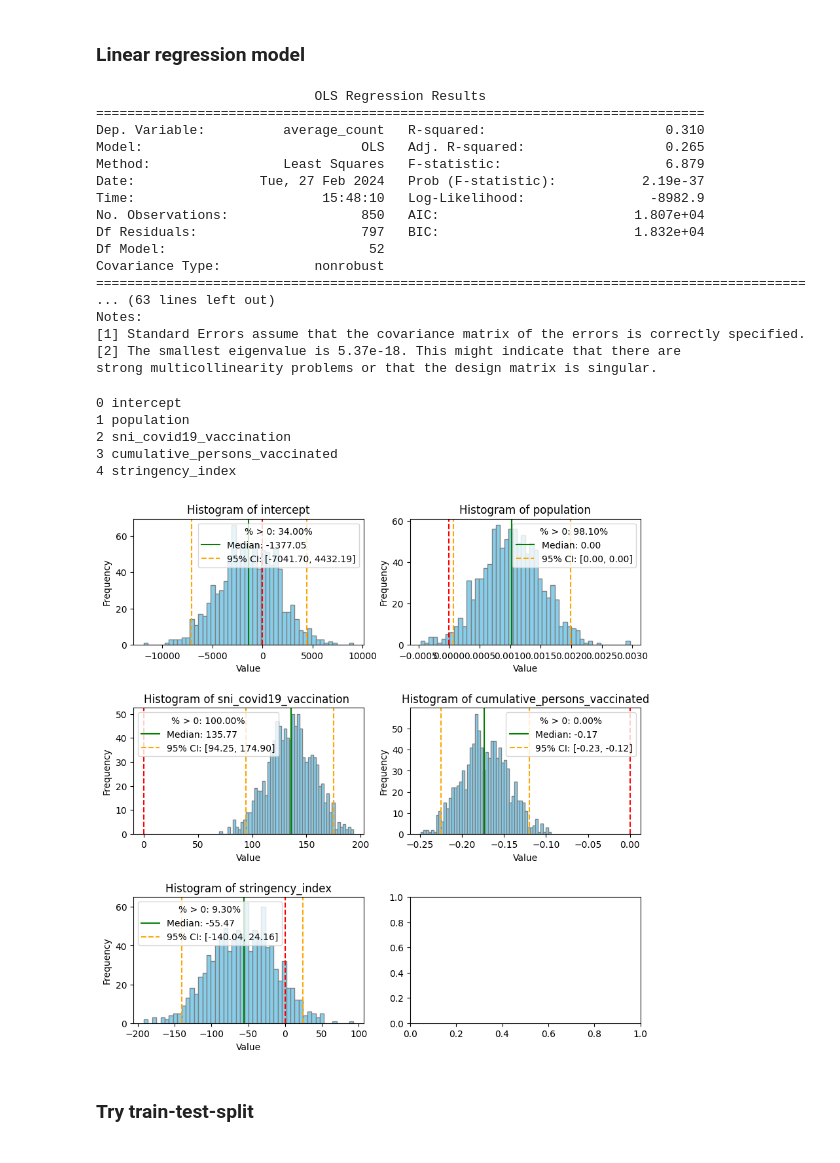
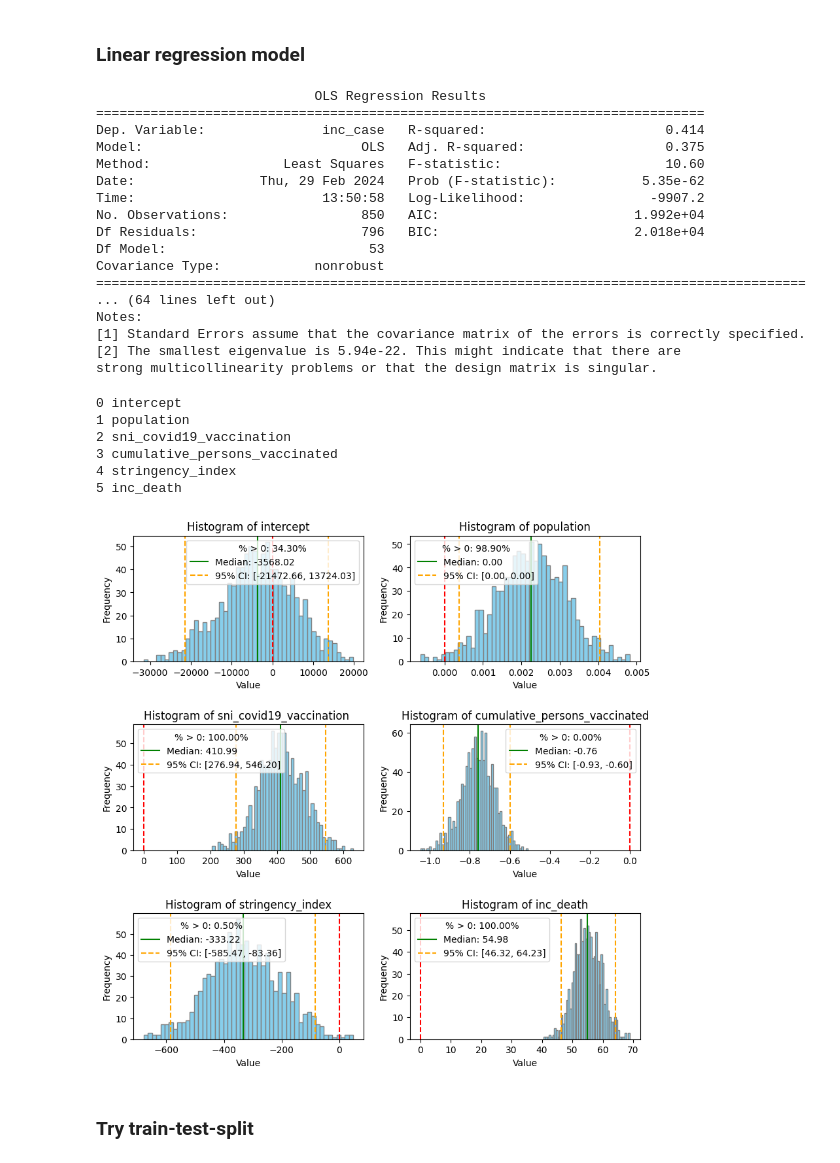
Before and after one commit to eunjeongc/covcast, a Jupyter notebook: Linear Regression.ipynb, the cells around one changed output. Saved outputs shown, nothing was run; the diff lists cells and outputs as text; code cells hidden in the pictures.

```diff
--- a/Linear Regression.ipynb
+++ b/Linear Regression.ipynb
@@ -54,29 +54,27 @@ display(df_combined)
 12078 rows × 5 columns
 # %%
 # Rename the column 'state_abbreviation' to 'abbreviation'
-df_1 = df_1.rename(columns={'abbreviation': 'location_key'})
+df_combined = df_combined.rename(columns={'location_name': 'location_key'})
 
-df_1['location_key'] = 'US_' + df_1['location_key'].astype(str)
-
-df_1.dropna(subset=['truth_value'], inplace=True)
+# df_1.dropna(subset=['truth_value'], inplace=True)
 
 # Create a list of column names to keep
-columns_to_keep = ['location_key', 'population', 'truth_value', 'target_end_date']
+columns_to_keep = ['location_key', 'population', 'inc_case', 'inc_death', 'target_end_date']
 # Select only the specified columns
-df_1 = df_1[columns_to_keep]
+df_combined = df_combined[columns_to_keep]
 
 # Convert the 'target_end_date' column to datetime
-df_1['target_end_date'] = pd.to_datetime(df_1['target_end_date'])
+df_combined['target_end_date'] = pd.to_datetime(df_combined['target_end_date'])
 # Extract the month from the 'target_end_date' column
-df_1['date'] = df_1['target_end_date'].dt.to_period('M')
-df_1.drop(columns=['target_end_date'], inplace=True)
+df_combined['date'] = df_combined['target_end_date'].dt.to_period('M')
+df_combined.drop(columns=['target_end_date'], inplace=True)
 
 # Take data from 2021-01 to 2022-05
 start_date = '2021-01'
 end_date = '2022-05'
 
-date_mask = (df_1['date'] >= start_date) & (df_1['date'] <= end_date)
-df_1 = df_1[date_mask]
+date_mask = (df_combined['date'] >= start_date) & (df_combined['date'] <= end_date)
+df_combined = df_combined[date_mask]
 
-display(df_1)
+display(df_combined)
 # %% [output]
@@ -97,11 +95,12 @@ display(df_1)
 # Group by state abbreviation and date - then take the average of the truth value
 # Average truth value is the number of covid cases on average per state
 # Take the average population of each state per month
-cases_per_state = df_1.groupby(['location_key', 'date']).agg({'truth_value': 'mean', 'population': 'mean'}).reset_index()
-cases_per_state = cases_per_state.rename(columns={'truth_value': 'average_count'})
+cases_per_state = df_combined.groupby(['location_key', 'date']).agg({'inc_case': 'mean', 'inc_death' : 'mean', 'population': 'mean', }).reset_index()
 
 #round the number of average count
-cases_per_state['average_count'] = cases_per_state['average_count'].round()
+cases_per_state['inc_case'] = cases_per_state['inc_case'].round()
+cases_per_state['inc_death'] = cases_per_state['inc_death'].round()
+
 
 state_mapping = {
     'US_AL': 'Alabama',
@@ -155,7 +154,8 @@ state_mapping = {
     'US_WI': 'Wisconsin',
     'US_WY': 'Wyoming'
 }
-cases_per_state['location_key'] = cases_per_state['location_key'].map(state_mapping)
-cases_per_state.dropna(inplace=True)
+
+# cases_per_state = cases_per_state['location_key'].map(state_mapping)
+# Display the modified DataFrame
 display(cases_per_state.head())
 # %% [output]
@@ -467,7 +467,7 @@ merged_df = pd.merge(cases_per_state, vaccination_search_df, on=['location_key',
 merged_df = pd.merge(merged_df, vaccination_df, on=['location_key', 'date'])
 merged_df_final = pd.merge(merged_df, government_df, on=['location_key', 'date'])
 
-merged_df_final.dropna(inplace=True)
+# merged_df_final.dropna(inplace=True)
 
 # Display the resulting DataFrame
 display(merged_df_final)
@@ -504,8 +504,8 @@ state_dummies = pd.get_dummies(merged_df_final['location_key'], prefix ='state',
 merged_df_final = pd.concat([merged_df_final, state_dummies], axis=1)
 
 # Define your design matrix and your target variable
-X = merged_df_final[['population', 'sni_covid19_vaccination','new_persons_vaccinated', 'stringency_index'] + state_dummies.columns.tolist()].astype(float)
-y = merged_df_final['average_count']
+X = merged_df_final[['population', 'sni_covid19_vaccination','new_persons_vaccinated', 'stringency_index', 'inc_death'] + state_dummies.columns.tolist()].astype(float)
+y = merged_df_final['inc_case']
 
 # Add a constant to the features to account for the intercept in the model
 X = sm.add_constant(X)
@@ -516,20 +516,20 @@ print(model.summary())
 # %% [output]
                             OLS Regression Results
 ==============================================================================
-Dep. Variable:          average_count   R-squared:                       0.310
-Model:                            OLS   Adj. R-squared:                  0.265
-Method:                 Least Squares   F-statistic:                     6.879
-Date:                Tue, 27 Feb 2024   Prob (F-statistic):           2.19e-37
-Time:                        15:48:10   Log-Likelihood:                -8982.9
-No. Observations:                 850   AIC:                         1.807e+04
-Df Residuals:                     797   BIC:                         1.832e+04
-Df Model:                          52
+Dep. Variable:               inc_case   R-squared:                       0.414
+Model:                            OLS   Adj. R-squared:                  0.375
+Method:                 Least Squares   F-statistic:                     10.60
+Date:                Thu, 29 Feb 2024   Prob (F-statistic):           5.35e-62
+Time:                        13:50:58   Log-Likelihood:                -9907.2
+No. Observations:                 850   AIC:                         1.992e+04
+Df Residuals:                     796   BIC:                         2.018e+04
+Df Model:                          53
 Covariance Type:            nonrobust
 ===========================================================================================
-... (63 lines left out)
+... (64 lines left out)
 Notes:
 [1] Standard Errors assume that the covariance matrix of the errors is correctly specified.
-[2] The smallest eigenvalue is 5.37e-18. This might indicate that there are
+[2] The smallest eigenvalue is 5.94e-22. This might indicate that there are
 strong multicollinearity problems or that the design matrix is singular.
 # %%
 import matplotlib.pyplot as plt
@@ -540,39 +540,40 @@ n = 1000
 coeff_samples = np.random.multivariate_normal(model.params, model.cov_params(), n)
 
 #plot the histogram for each coefficient simulation
-parameter_names = ['intercept', 'population', 'sni_covid19_vaccination ', 'cumulative_persons_vaccinated', 'stringency_index']
+parameter_names = ['intercept', 'population', 'sni_covid19_vaccination ', 'cumulative_persons_vaccinated', 'stringency_index', 'inc_death']
 n_params = len(parameter_names)
 
 fig, axs = plt.subplots(3, 2, figsize=(10, 10))
 axes_flat = axs.flatten()
 
 for i, name in enumerate(parameter_names):
     print(i, name)
     mean_val = np.mean(coeff_samples[:, i])
     median_val = np.median(coeff_samples[:, i])
     confidence_interval = np.percentile(coeff_samples[:, i], [2.5, 97.5])
     percent_positive = np.mean(coeff_samples[:, i] > 0) * 100  # Percentage of simulations > 0
 
     ax = axes_flat[i]
     ax.hist(coeff_samples[:, i], bins=50, color='skyblue', edgecolor='gray')
     ax.axvline(x=median_val, color='green', linestyle='-', label=f'Median: {median_val:.2f}')
     ax.axvline(x=confidence_interval[0], color='orange', linestyle='--', label=f'95% CI: [{confidence_interval[0]:.2f}, {confidence_interval[1]:.2f}]')
     ax.axvline(x=confidence_interval[1], color='orange', linestyle='--')
     ax.axvline(x=0, color='red', linestyle='--')
     ax.set_title(f'Histogram of {name}')
     ax.set_xlabel('Value')
     ax.set_ylabel('Frequency')
     ax.legend(title=f'% > 0: {percent_positive:.2f}%')
 
 plt.subplots_adjust(hspace=0.5)
 plt.show()
 # %% [output]
 0 intercept
 1 population
 2 sni_covid19_vaccination
 3 cumulative_persons_vaccinated
 4 stringency_index
+5 inc_death
-[figure, old version]
+[figure, new version]
 # %% [markdown]
 ### Try train-test-split
 # %%
```
Also changed, not shown: parts of 6 cells of this notebook.
